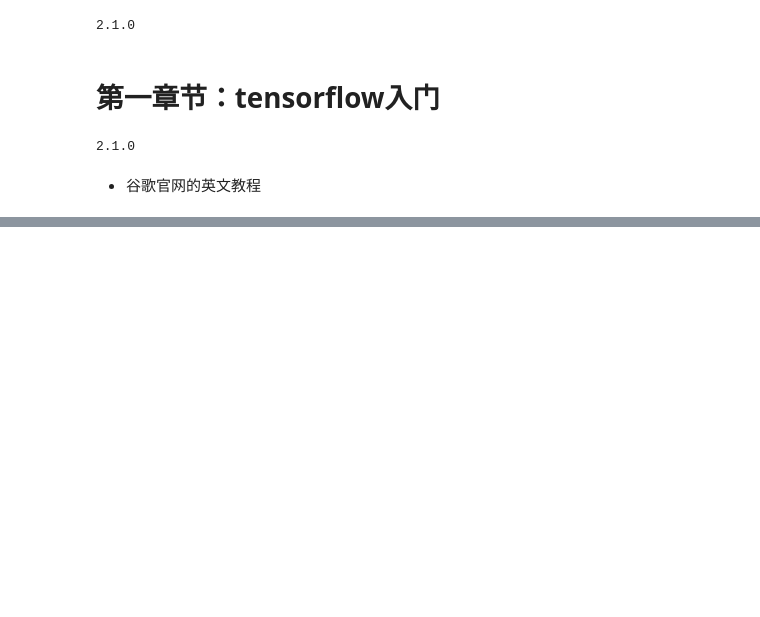
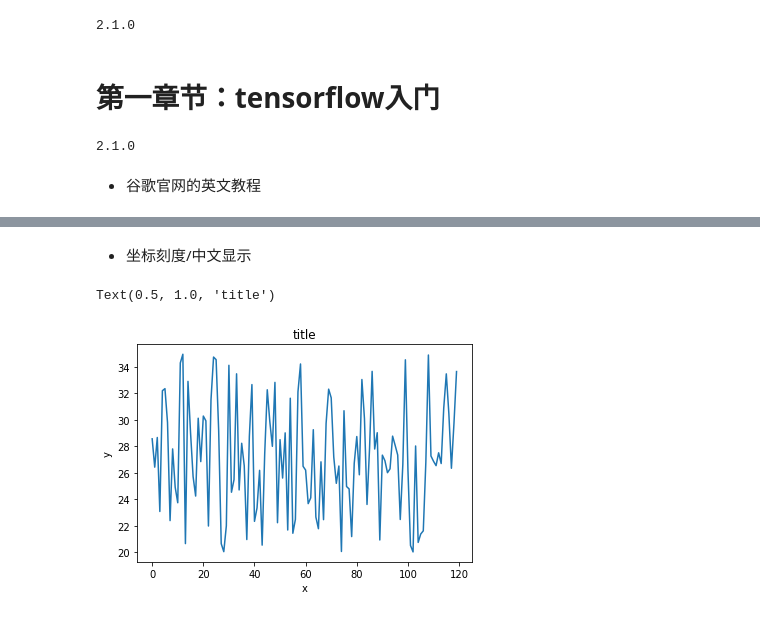
Before and after one commit to sexjun/100-Days-Of-ML-Code, a Jupyter notebook: tensorflowLeaner.ipynb, the cells around one changed output, grey strips where cells are left out. Saved outputs shown, nothing was run; the diff lists cells and outputs as text; code cells hidden in the pictures; blank space fills up the shorter version.

```diff
--- a/tensorflowLeaner.ipynb
+++ b/tensorflowLeaner.ipynb
@@ -50,0 +88,18 @@ model.evaluate(x_test,  y_test, verbose=2)
+# %% [markdown]
+- 坐标刻度/中文显示
+# %%
+from matplotlib import pyplot as plt
+import random
+
+
+x = range(120)
+# 设置随机数种子
+random.seed(10)
+y = [random.uniform(20, 35) for i in range(120)] # 120个在20-35之间的随机数赋值给y
+plt.plot(x, y)
+plt.xlabel("x")
+plt.ylabel("y", rotation=90)
+plt.title("title")
+# %% [output]
+Text(0.5, 1.0, 'title')
+[figure, added]
```
Also changed, not shown: parts of 14 cells of this notebook.
